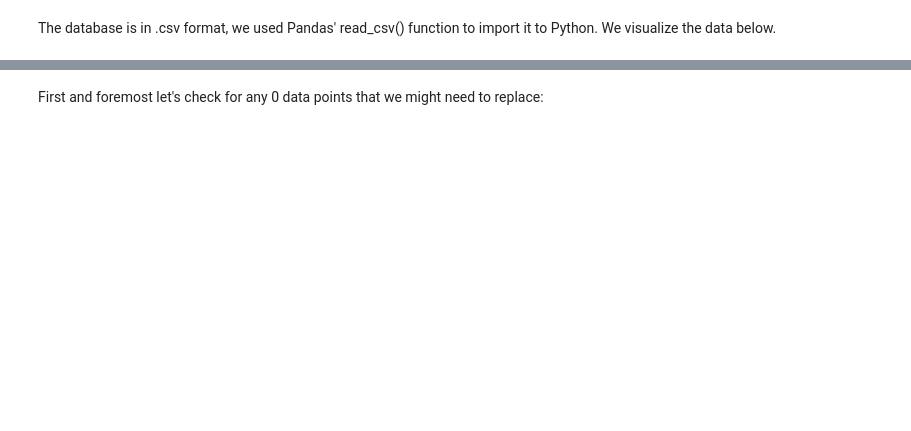
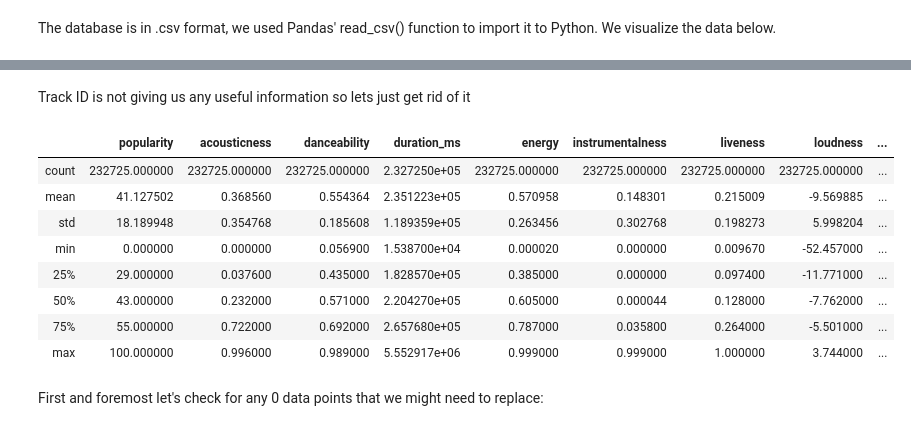
Before and after one commit to PeterGyuros/HitPredict, a Jupyter notebook: HitPredict 1st Milestone.ipynb, the cells around one changed output, grey strips where cells are left out. Saved outputs shown, nothing was run; the diff lists cells and outputs as text; code cells hidden in the pictures; blank space fills up the shorter version.

```diff
--- a/HitPredict 1st Milestone.ipynb
+++ b/HitPredict 1st Milestone.ipynb
@@ -20,0 +26,2 @@ print(data.keys())
+# %% [markdown]
+Track ID is not giving us any useful information so lets just get rid of it
@@ -21,3 +30,15 @@ print(data.keys())
+# %%
+data.describe()
+# %% [output]
+|  | popularity | acousticness | danceability | duration_ms | energy | instrumentalness | liveness | loudness | ... |
+| count | 232725.000000 | 232725.000000 | 232725.000000 | 2.327250e+05 | 232725.000000 | 232725.000000 | 232725.000000 | 232725.000000 | ... |
+| mean | 41.127502 | 0.368560 | 0.554364 | 2.351223e+05 | 0.570958 | 0.148301 | 0.215009 | -9.569885 | ... |
+| std | 18.189948 | 0.354768 | 0.185608 | 1.189359e+05 | 0.263456 | 0.302768 | 0.198273 | 5.998204 | ... |
+| min | 0.000000 | 0.000000 | 0.056900 | 1.538700e+04 | 0.000020 | 0.000000 | 0.009670 | -52.457000 | ... |
+| 25% | 29.000000 | 0.037600 | 0.435000 | 1.828570e+05 | 0.385000 | 0.000000 | 0.097400 | -11.771000 | ... |
+| 50% | 43.000000 | 0.232000 | 0.571000 | 2.204270e+05 | 0.605000 | 0.000044 | 0.128000 | -7.762000 | ... |
+| 75% | 55.000000 | 0.722000 | 0.692000 | 2.657680e+05 | 0.787000 | 0.035800 | 0.264000 | -5.501000 | ... |
+| max | 100.000000 | 0.996000 | 0.989000 | 5.552917e+06 | 0.999000 | 0.999000 | 1.000000 | 3.744000 | ... |
 # %% [markdown]
 First and foremost let's check for any 0 data points that we might need to replace:
 # %%
```
Also changed, not shown: parts of 12 cells of this notebook, 1 other file.
